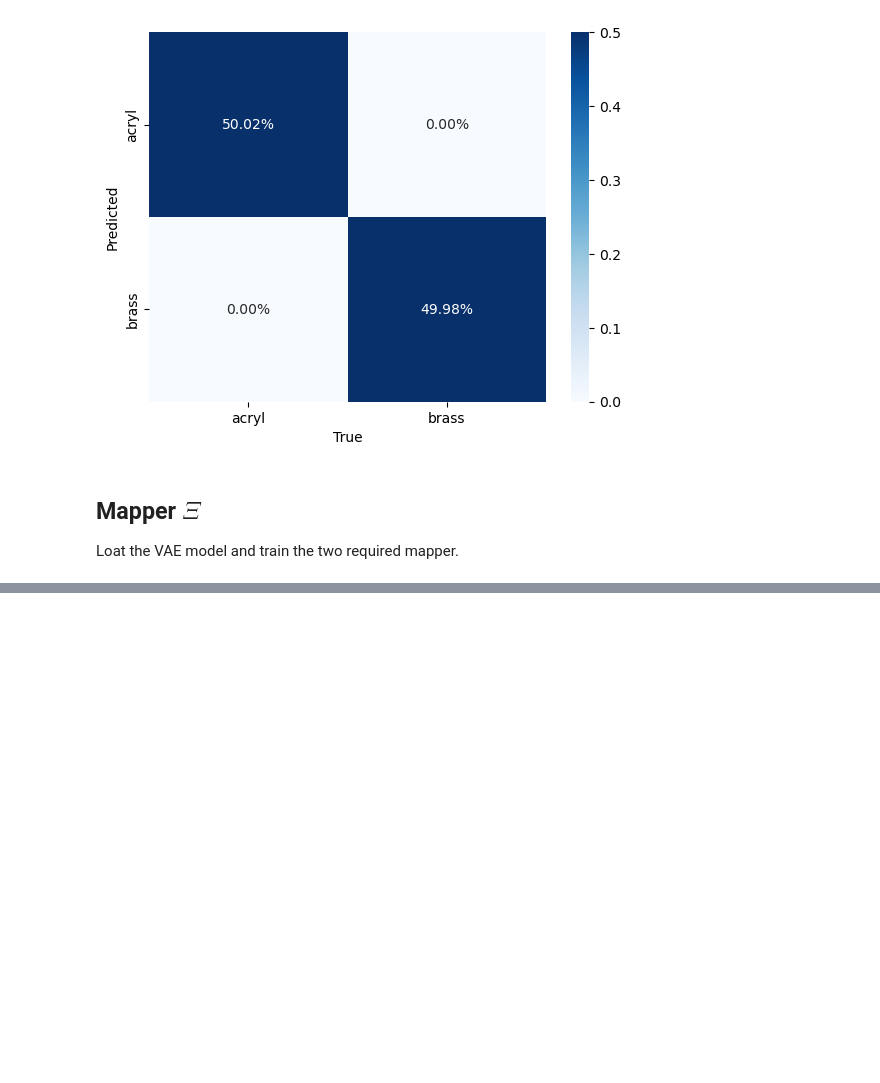
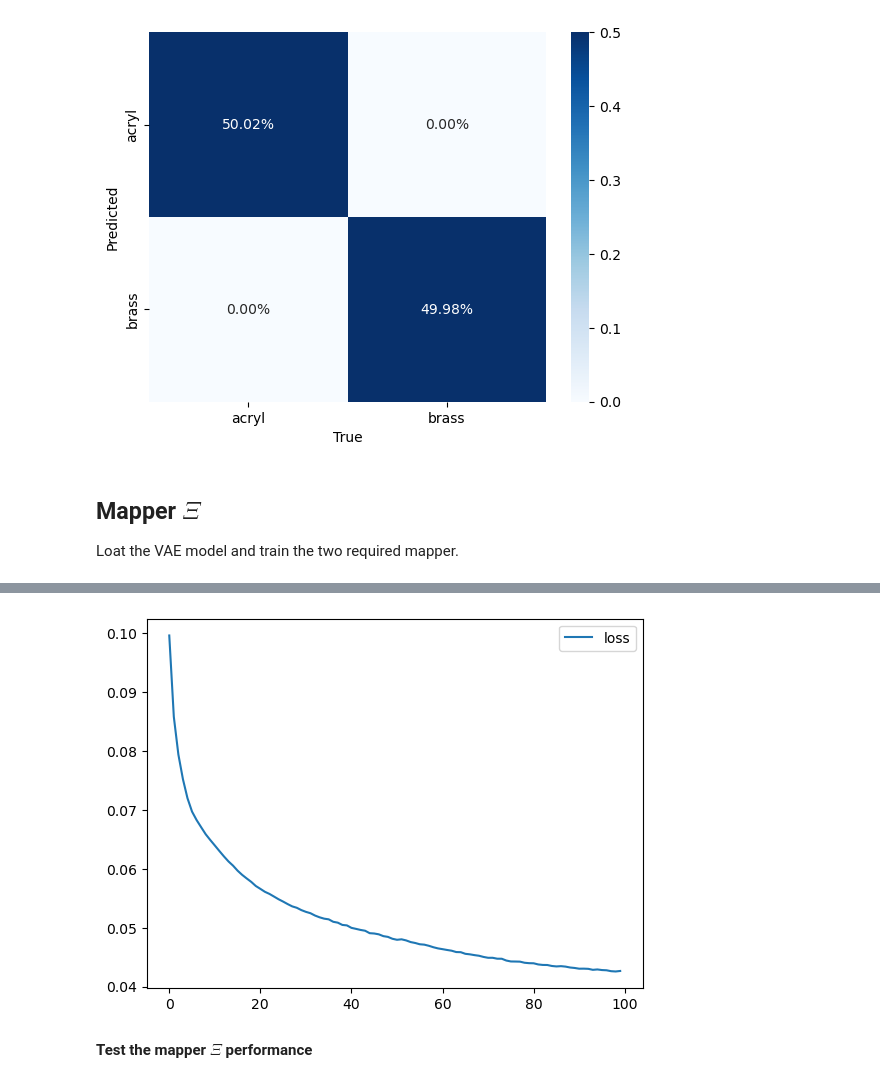
Before and after one commit to JacobTh98/DD3D-EIT, a Jupyter notebook: stage_2_mappers.ipynb, the cells around one changed output, grey strips where cells are left out. Saved outputs shown, nothing was run; the diff lists cells and outputs as text; code cells hidden in the pictures; blank space fills up the shorter version.

```diff
--- a/stage_2_mappers.ipynb
+++ b/stage_2_mappers.ipynb
@@ -430,0 +344,9 @@ Epoch 1/10
+# %%
+for keys in history.history.keys():
+    plt.plot(history.history[keys], label=keys)
+    plt.legend()
+plt.show()
+# %% [output]
+[figure, added]
+# %% [markdown]
+**Test the mapper $\Xi$ performance**
```
Also changed, not shown: parts of 48 cells of this notebook.
